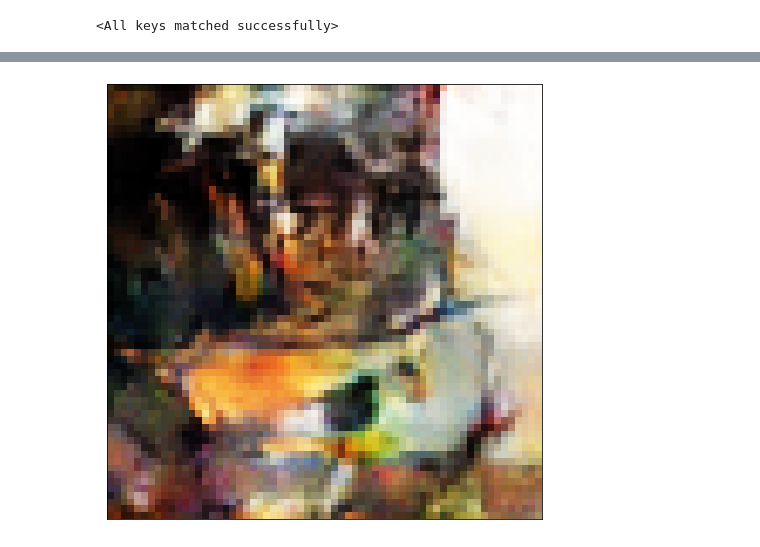
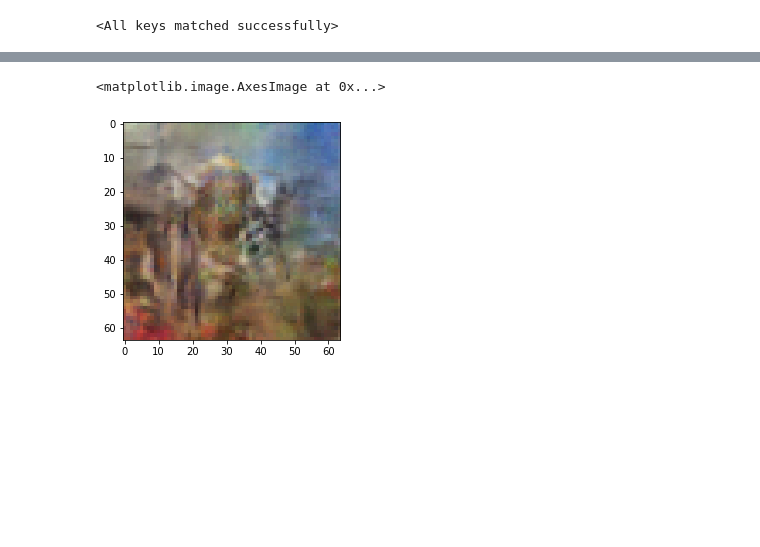
Before and after one commit to mitchellslapik/art_prediction, a Jupyter notebook: 3. extrapolate_out_van_gogh.ipynb, the cells around one changed output, grey strips where cells are left out. Saved outputs shown, nothing was run; the diff lists cells and outputs as text; code cells hidden in the pictures; blank space fills up the shorter version.

```diff
--- a/3. extrapolate_out_van_gogh.ipynb
+++ b/3. extrapolate_out_van_gogh.ipynb
@@ -128,5 +123 @@ torch.Size([1, 128, 1, 1])
-# %%
-show(denorm(np.squeeze(generator(painting_code_dictionary['1890'][0]))))
-# %% [output]
-[figure, removed]
 # %%
@@ -152,0 +148,11 @@ img.save(fp=fp_out, format='GIF', append_images=images,
+# %%
+#view target image
+code = painting_code_dictionary['1889'][164]
+fake_image = generator(code.float())
+numpy_image = np.squeeze(fake_image.detach().numpy())
+transposed_image = np.transpose(numpy_image, (1, 2, 0))
+denormed_image = denorm(transposed_image)
+plt.imshow(denormed_image)
+# %% [output]
+<matplotlib.image.AxesImage at 0x...>
+[figure, added]
```
Also changed, not shown: parts of 5 cells of this notebook, 3 other files.
